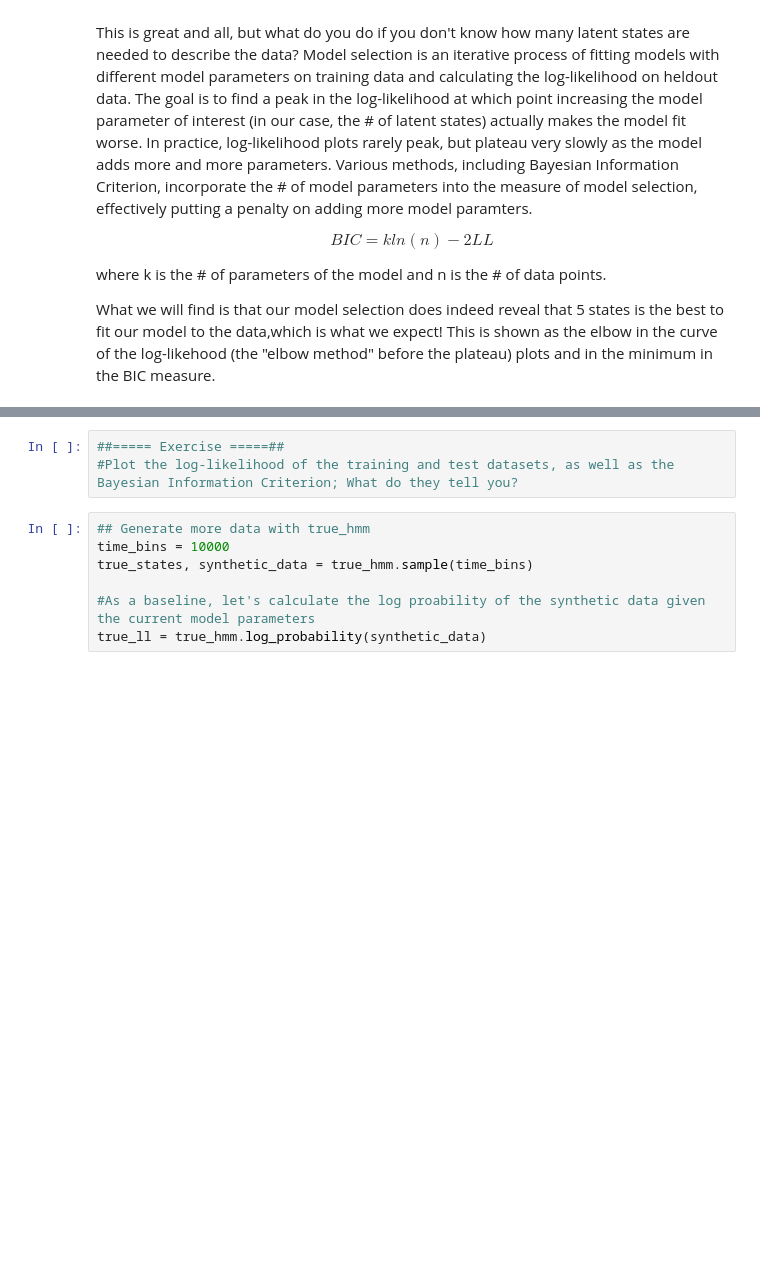
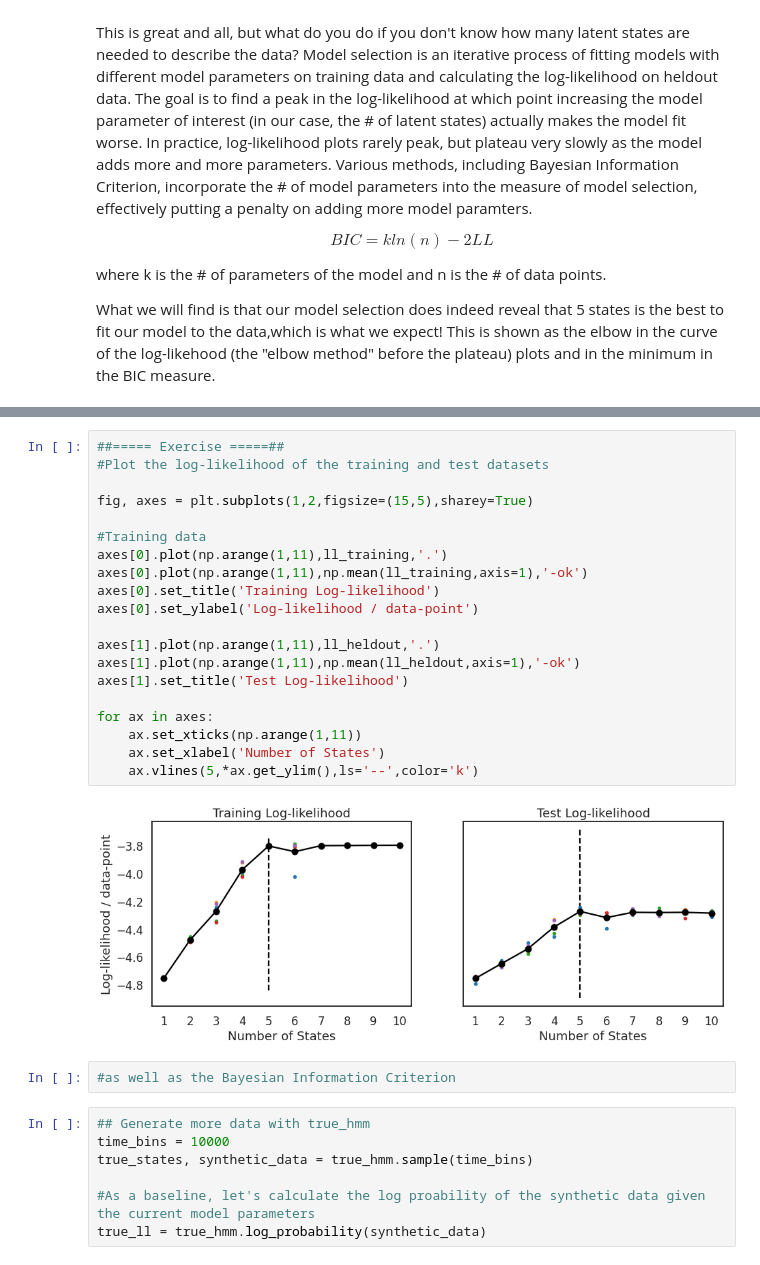
Before and after one commit to LeyloJohnny/Computational-Neuroscience, a Jupyter notebook: HMM_Introduction_ANDA.ipynb, the cells around one changed output, grey strips where cells are left out. Drawn from its saved outputs; the diff is of its cells as text; blank space fills up the shorter version.

```diff
--- a/HMM_Introduction_ANDA.ipynb
+++ b/HMM_Introduction_ANDA.ipynb
@@ -323,6 +329,27 @@ for iS, num_states in enumerate(range(1,max_states+1)):
+# %%
+##===== Exercise =====##
+#Plot the log-likelihood of the training and test datasets
+
+fig, axes = plt.subplots(1,2,figsize=(15,5),sharey=True)
+
+#Training data
+axes[0].plot(np.arange(1,11),ll_training,'.')
+axes[0].plot(np.arange(1,11),np.mean(ll_training,axis=1),'-ok')
+axes[0].set_title('Training Log-likelihood')
+axes[0].set_ylabel('Log-likelihood / data-point')
+
+axes[1].plot(np.arange(1,11),ll_heldout,'.')
+axes[1].plot(np.arange(1,11),np.mean(ll_heldout,axis=1),'-ok')
+axes[1].set_title('Test Log-likelihood')
+
+for ax in axes:
+    ax.set_xticks(np.arange(1,11))
+    ax.set_xlabel('Number of States')
+    ax.vlines(5,*ax.get_ylim(),ls='--',color='k')
+# %% [output]
+[figure, added]
 # %%
-##===== Exercise =====##
-#Plot the log-likelihood of the training and test datasets, as well as the Bayesian Information Criterion; What do they tell you?
+#as well as the Bayesian Information Criterion
 # %%
 ## Generate more data with true_hmm
 time_bins = 10000
```
Also changed, not shown: parts of 3 cells of this notebook.
